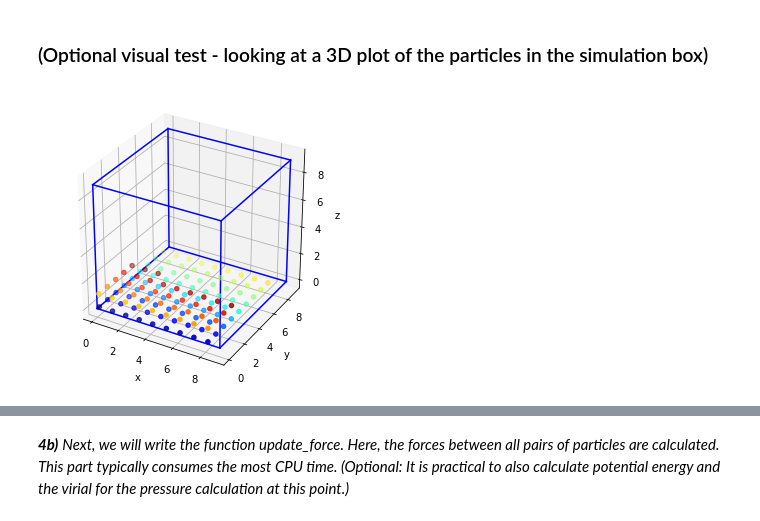
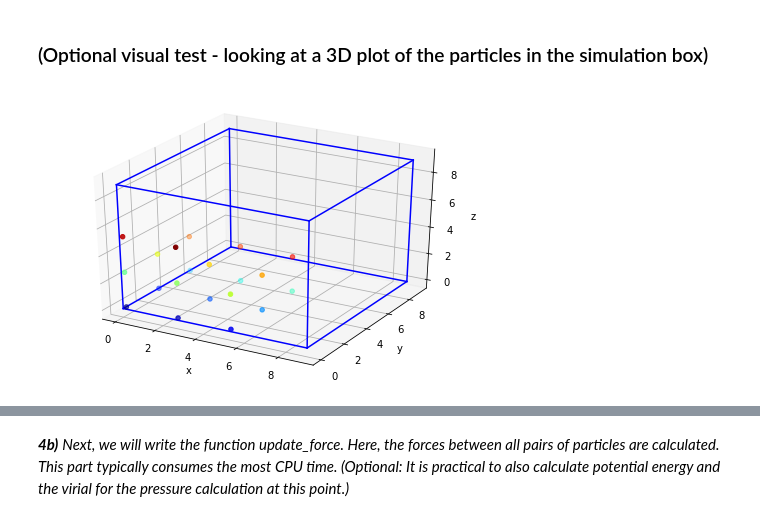
Before and after one commit to Markus91Koch/MDLecturesWKMBP2020, a Jupyter notebook: MDlecture1/MD1-Full.ipynb, the cells around one changed output, grey strips where cells are left out. Saved outputs shown, nothing was run; the diff lists cells and outputs as text; code cells hidden in the pictures.

```diff
--- a/MDlecture1/MD1-Full.ipynb
+++ b/MDlecture1/MD1-Full.ipynb
@@ -22,9 +22,9 @@ import random
 %matplotlib inline
 
 # simulation parameters in LJ units
-N = 120 # number of particles
+N = 20 # number of particles
 L = 9.0 # edge length of a cubic box
-nsteps = 50000 # number of time steps
+nsteps = 200000 # number of time steps
 dt = 0.0005 # timestep
 m = 1.0 # mass of one particle
 V = L*L*L # box volume
@@ -122,8 +126,7 @@ class Atom:
 
     def initializeMD(self):
         # put atoms on a lattice and assign velocity
-        gridstep = 1.0
-        shape = np.shape(self.v)
+        gridstep = 2.6 #1.0
         x = 0
         y = 0
         z = 0
@@ -139,7 +142,7 @@ class Atom:
                 z+=1;
 
         # set random velocities
-        self.v = 5.55*(np.random.random_sample(shape)-0.5)
+        self.v = 3.5*(np.random.random_sample(np.shape(self.v))-0.5)
 # %% [markdown]
 ### (Optional visual test -  looking at a 3D plot of the particles in the simulation box)
 # %%
@@ -151,35 +154,34 @@ Cheese = Atom(N)
 Cheese.initializeMD()
 
 fig = plt.figure(1)
 ax = Axes3D(fig)
-ax.set_aspect('equal')
 
 # draw box
 ax.plot([0,0],[0,L],[0,0],'b-')
 ax.plot([0,L],[0,0],[0,0],'b-')
 ax.plot([L,L],[L,0],[0,0],'b-')
 ax.plot([L,0],[L,L],[0,0],'b-')
 ax.plot([0,0],[0,L],[L,L],'b-')
 ax.plot([0,L],[0,0],[L,L],'b-')
 ax.plot([L,L],[L,0],[L,L],'b-')
 ax.plot([L,0],[L,L],[L,L],'b-')
 ax.plot([0,0],[0,0],[0,L],'b-')
 ax.plot([L,L],[0,0],[0,L],'b-')
 ax.plot([0,0],[L,L],[0,L],'b-')
 ax.plot([L,L],[L,L],[0,L],'b-')
 
 # define color gradient
 col=cm.jet(np.linspace(0,1,N))
 
 # draw circles at particle posiitons
 ax.scatter(Cheese.r[:,0], Cheese.r[:,1], Cheese.r[:,2], marker="o", color=col)
 
 ax.set_xlabel("x")
 ax.set_ylabel("y")
 ax.set_zlabel("z")
 plt.show()
 # %% [output]
-[figure, old version]
+[figure, new version]
 # %% [markdown]
 ### Short excursion into periodic boundary conditions
 
```
Also changed, not shown: parts of 7 cells of this notebook.
